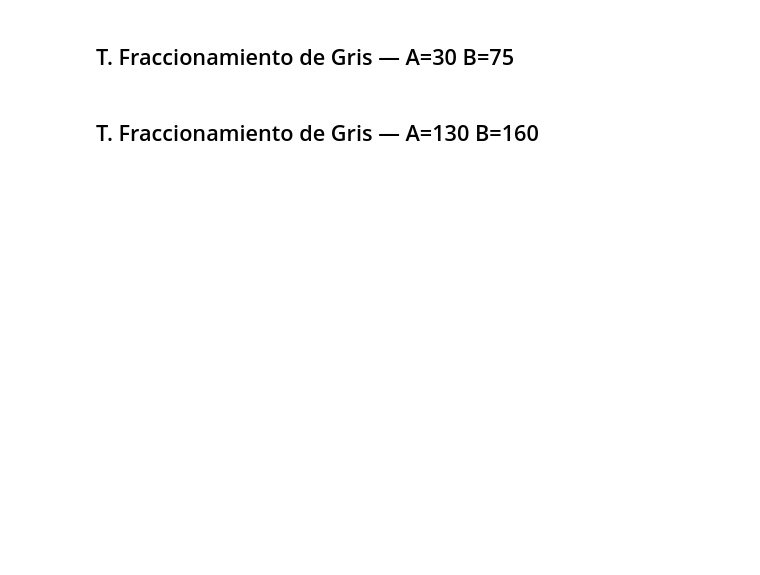
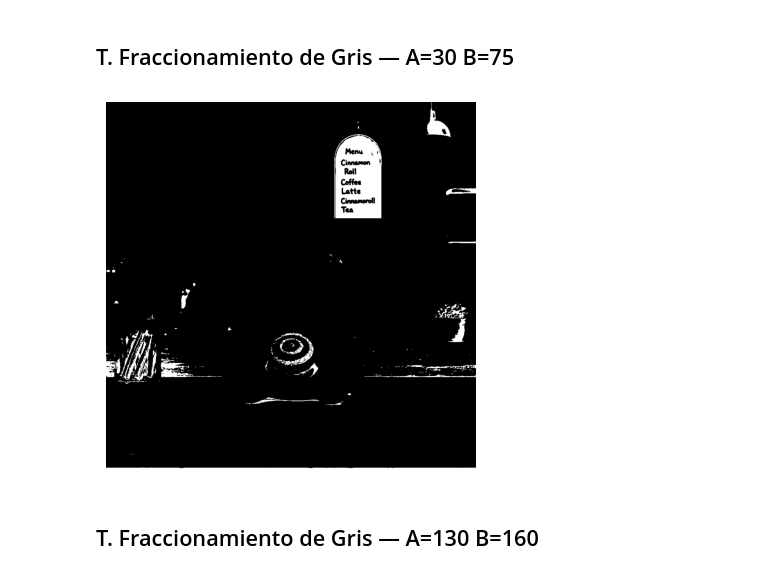
Before and after one commit to SESASAN/vision-artificial-parcial-1, a Jupyter notebook: notebooks/05_punto5.ipynb, the cells around one changed output. Saved outputs shown, nothing was run; the diff lists cells and outputs as text; code cells hidden in the pictures; blank space fills up the shorter version.

```diff
--- a/notebooks/05_punto5.ipynb
+++ b/notebooks/05_punto5.ipynb
@@ -18,8 +24,13 @@ gray = None
 # %% [markdown]
 ## T. Fraccionamiento de Gris — A=30 B=75
 # %%
-# TODO: usar gray_level_slicing(gray, A, B) de utils.py
-slicing_1 = None
+slicing_1 = gray_level_slicing(gray, A=30, B=75)
+
+plt.imshow(slicing_1, cmap="gray")
+plt.axis("off")
+plt.savefig("../results/punto5_slicing_1.png", bbox_inches="tight", pad_inches=0)
+# %% [output]
+[figure, added]
 # %% [markdown]
 ## T. Fraccionamiento de Gris — A=130 B=160
 # %%
```
Also changed, not shown: parts of 3 cells of this notebook, 4 other files.
